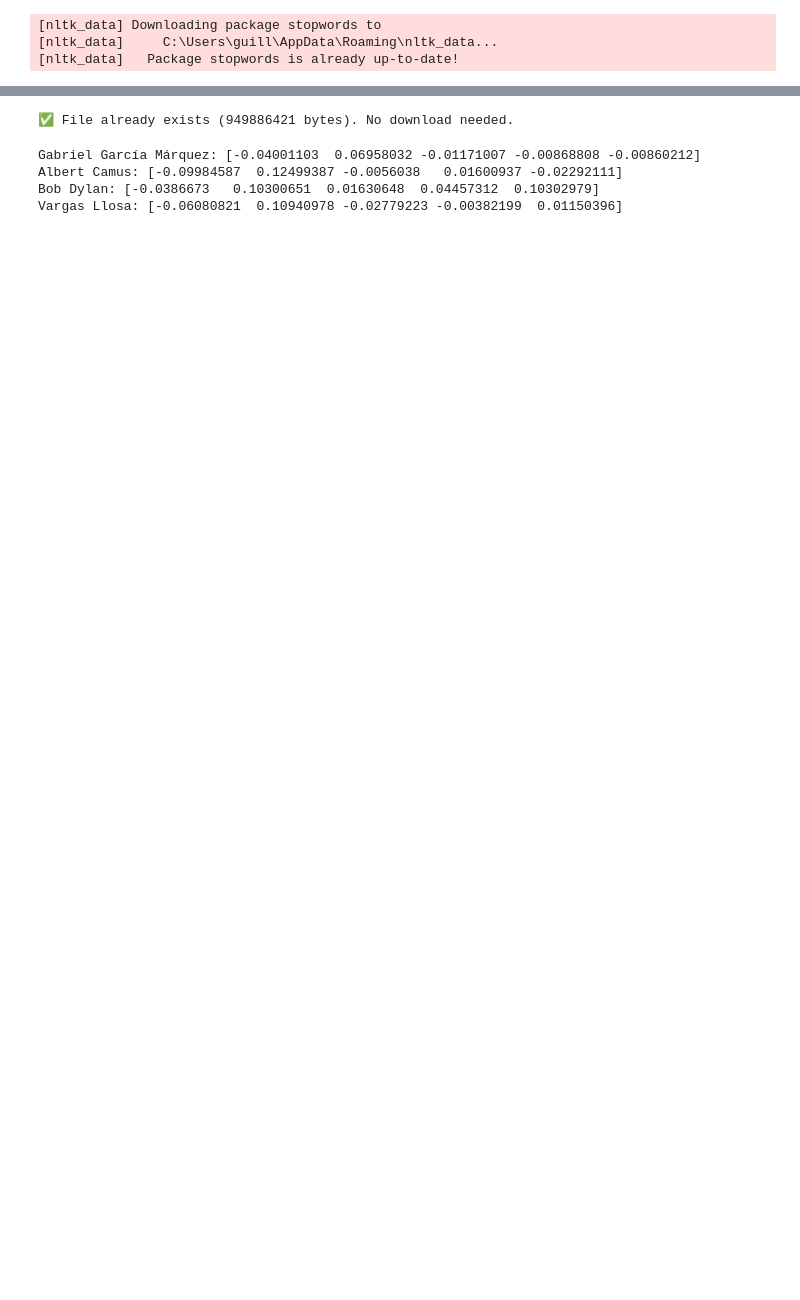
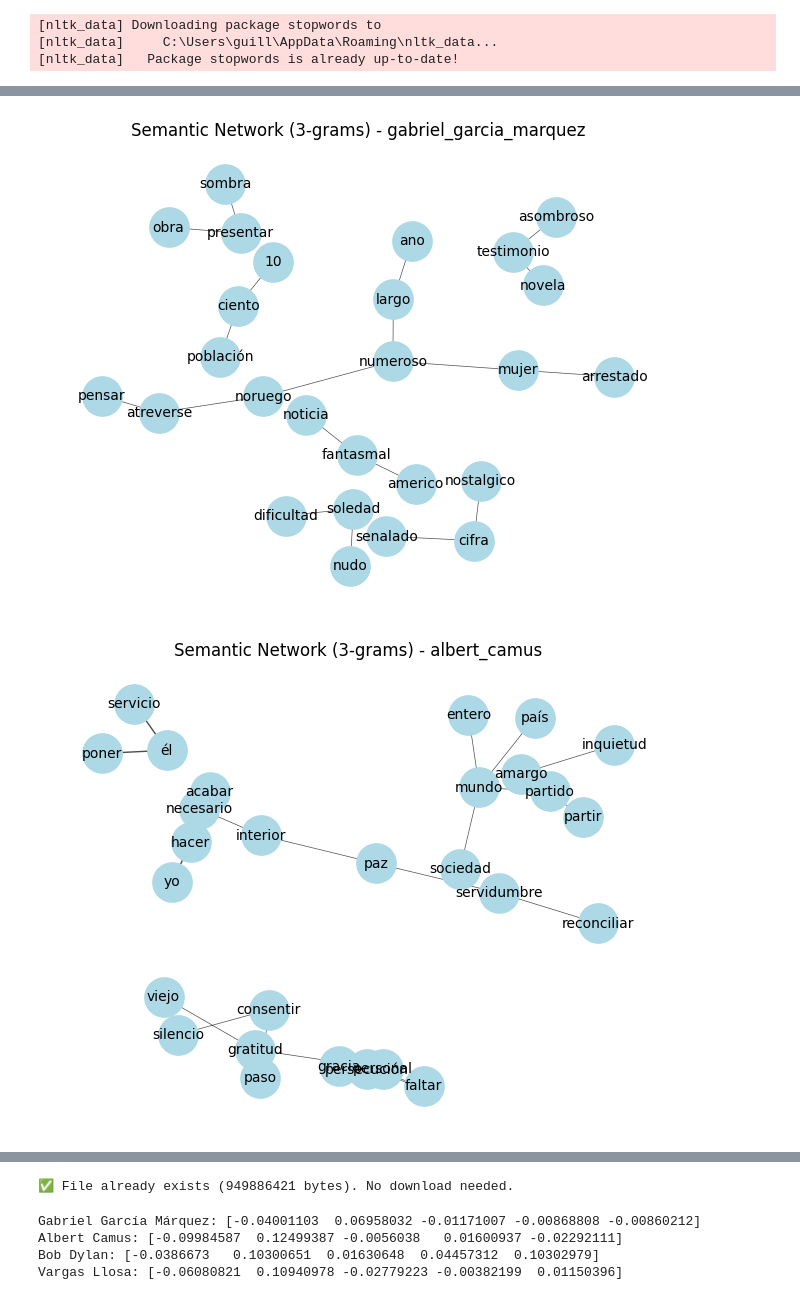
Before and after one commit to BlueAutomata/nlp-konrad, a Jupyter notebook: taller_4/Taller_4.ipynb, the cells around one changed output, grey strips where cells are left out. Saved outputs shown, nothing was run; the diff lists cells and outputs as text; code cells hidden in the pictures; blank space fills up the shorter version.

```diff
--- a/taller_4/Taller_4.ipynb
+++ b/taller_4/Taller_4.ipynb
@@ -257,0 +497,6 @@ vargas_llosa_sentences = text_processing_pipeline_sentences(vargas_llosa_text)
+# %%
+# Per-document trigram networks
+semantic_network_per_doc(docs, n=3, top_k=10)
+# %% [output]
+[figure, added]
+[figure, added]
```
Also changed, not shown: parts of 63 cells of this notebook, 1 other file.
